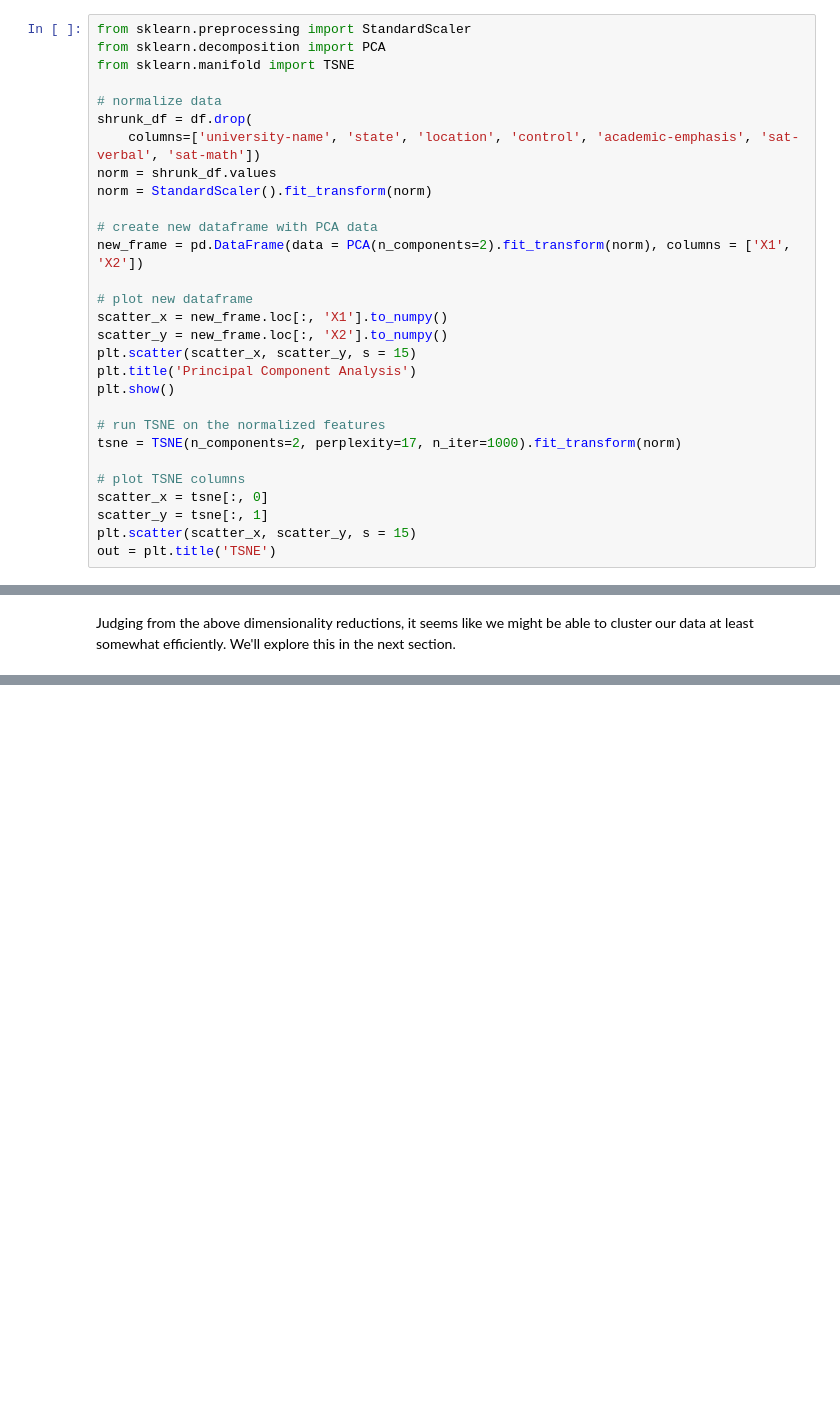
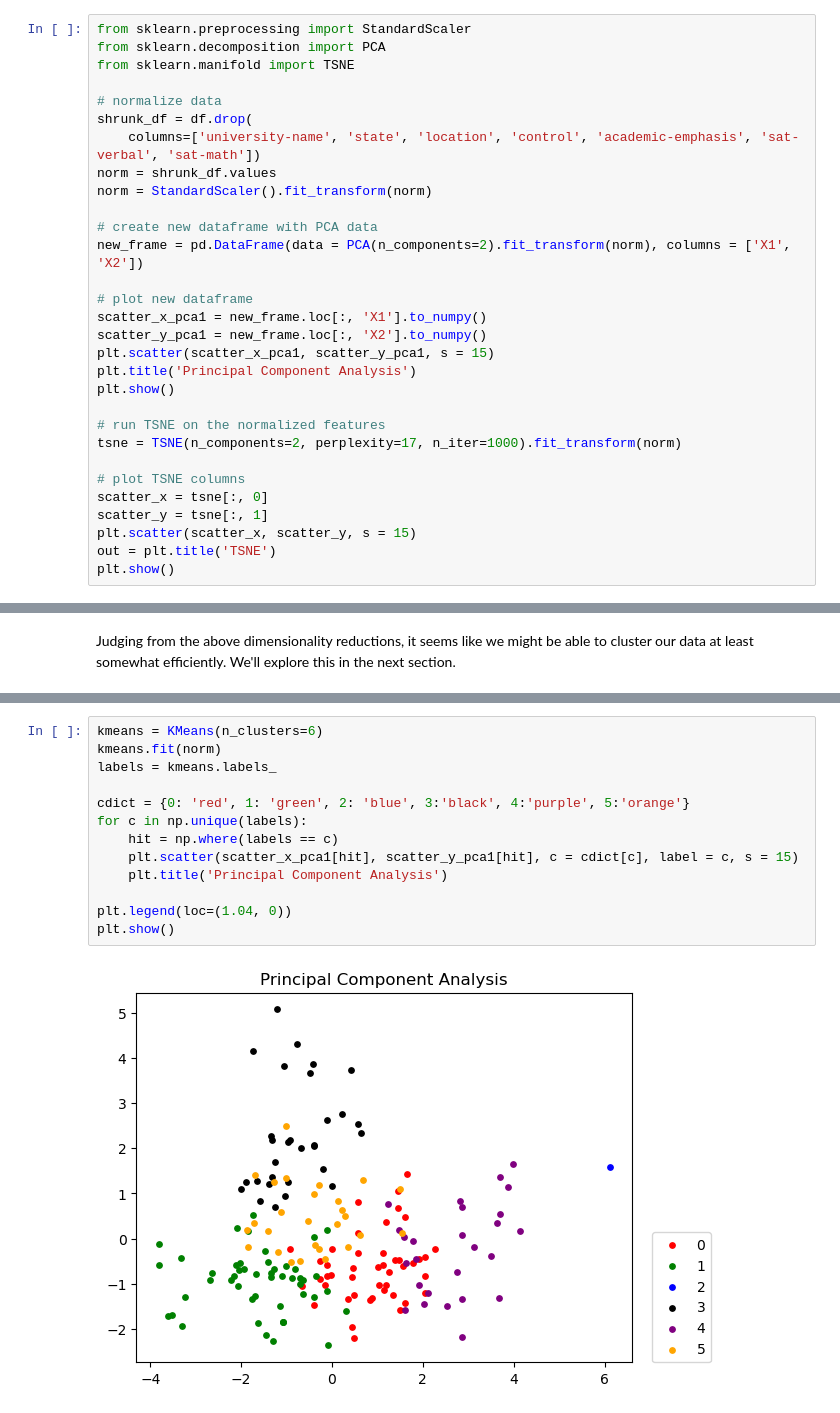
Before and after one commit to swifteralex/cs105_final_project, a Jupyter notebook: cs105finalproject.ipynb, the cells around one changed output, grey strips where cells are left out. Saved outputs shown, nothing was run; the diff lists cells and outputs as text; blank space fills up the shorter version.

```diff
--- a/cs105finalproject.ipynb
+++ b/cs105finalproject.ipynb
@@ -200,9 +200,9 @@ norm = StandardScaler().fit_transform(norm)
 new_frame = pd.DataFrame(data = PCA(n_components=2).fit_transform(norm), columns = ['X1', 'X2'])
 
 # plot new dataframe
-scatter_x = new_frame.loc[:, 'X1'].to_numpy()
-scatter_y = new_frame.loc[:, 'X2'].to_numpy()
-plt.scatter(scatter_x, scatter_y, s = 15)
+scatter_x_pca1 = new_frame.loc[:, 'X1'].to_numpy()
+scatter_y_pca1 = new_frame.loc[:, 'X2'].to_numpy()
+plt.scatter(scatter_x_pca1, scatter_y_pca1, s = 15)
 plt.title('Principal Component Analysis')
 plt.show()
 
@@ -214,6 +214,7 @@ scatter_x = tsne[:, 0]
 scatter_y = tsne[:, 1]
 plt.scatter(scatter_x, scatter_y, s = 15)
 out = plt.title('TSNE')
+plt.show()
 # %% [output]
 [figure]
 [figure]
@@ -221,0 +246,15 @@ Judging from the above dimensionality reductions, it seems like we might be able
+# %%
+kmeans = KMeans(n_clusters=6)
+kmeans.fit(norm)
+labels = kmeans.labels_
+
+cdict = {0: 'red', 1: 'green', 2: 'blue', 3:'black', 4:'purple', 5:'orange'}
+for c in np.unique(labels):
+    hit = np.where(labels == c)
+    plt.scatter(scatter_x_pca1[hit], scatter_y_pca1[hit], c = cdict[c], label = c, s = 15)
+    plt.title('Principal Component Analysis')
+
+plt.legend(loc=(1.04, 0))
+plt.show()
+# %% [output]
+[figure, added]
```
Also changed, not shown: parts of 14 cells of this notebook.
